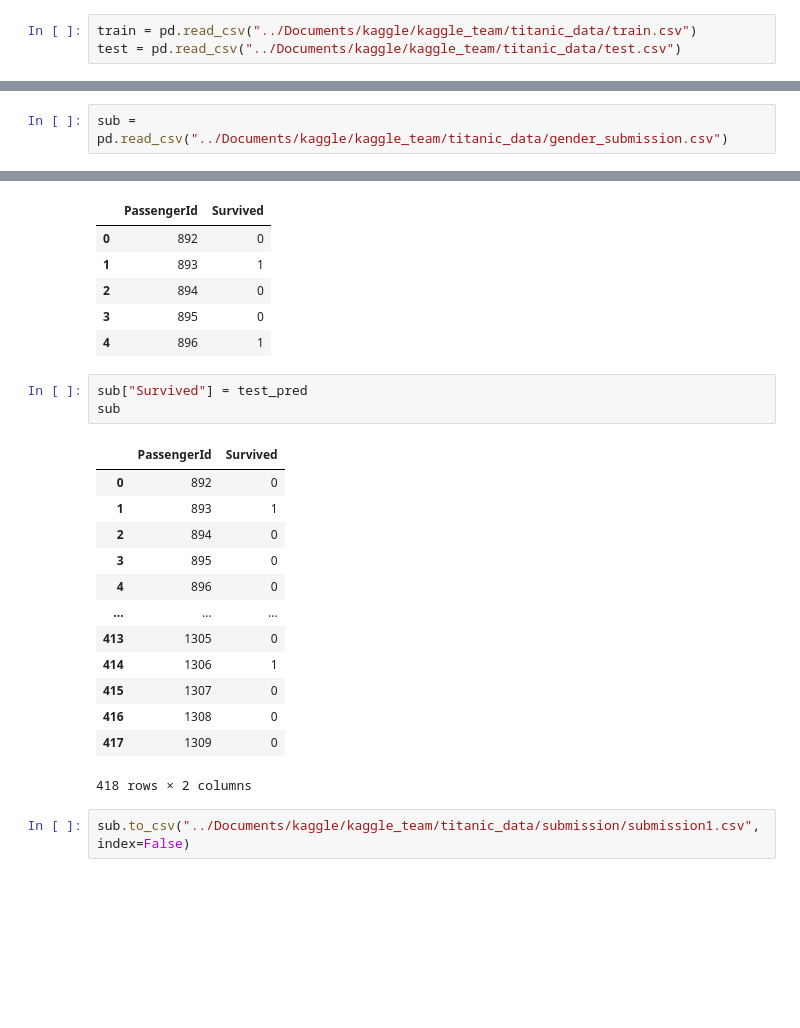
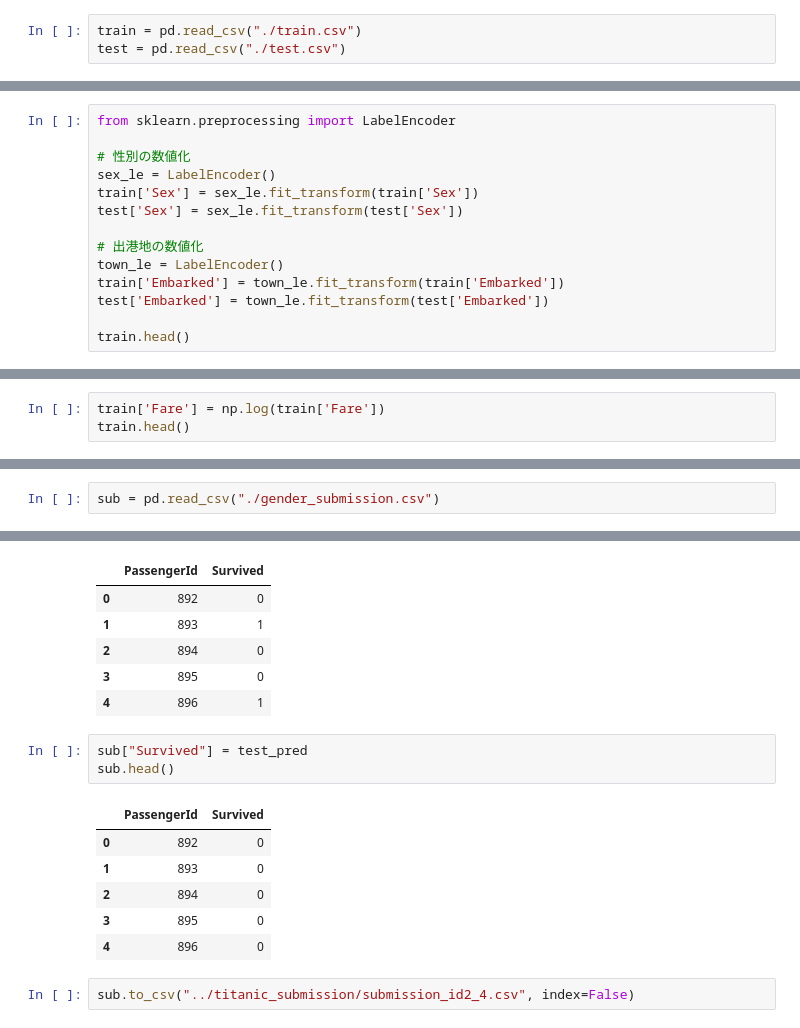
Before and after one commit to juri-saito/kaggle, a Jupyter notebook: titanic(terasawa).ipynb, the cells around one changed output, grey strips where cells are left out. Saved outputs shown, nothing was run; the diff lists cells and outputs as text; blank space fills up the shorter version.

```diff
--- a/titanic(terasawa).ipynb
+++ b/titanic(terasawa).ipynb
@@ -26,8 +28,8 @@ from sklearn.metrics import accuracy_score
 
 import os
 # %%
-train = pd.read_csv("../Documents/kaggle/kaggle_team/titanic_data/train.csv")
-test = pd.read_csv("../Documents/kaggle/kaggle_team/titanic_data/test.csv")
+train = pd.read_csv("./train.csv")
+test = pd.read_csv("./test.csv")
 # %% [markdown]
 ### データの確認
 # %%
@@ -84,0 +113,14 @@ test.head()
+# %%
+from sklearn.preprocessing import LabelEncoder
+
+# 性別の数値化
+sex_le = LabelEncoder()
+train['Sex'] = sex_le.fit_transform(train['Sex'])
+test['Sex'] = sex_le.fit_transform(test['Sex'])
+
+# 出港地の数値化
+town_le = LabelEncoder()
+train['Embarked'] = town_le.fit_transform(train['Embarked'])
+test['Embarked'] = town_le.fit_transform(test['Embarked'])
+
+train.head()
@@ -84,0 +188,3 @@ test.head()
+# %%
+train['Fare'] = np.log(train['Fare'])
+train.head()
@@ -201,5 +308,5 @@ array([0, 1, 0, 0, 0, 0, 1, 0, 1, 0, 0, 0, 1, 0, 1, 1, 0, 0, 0, 1, 0, 0,
 # %%
-sub = pd.read_csv("../Documents/kaggle/kaggle_team/titanic_data/gender_submission.csv")
+sub = pd.read_csv("./gender_submission.csv")
 # %%
 sub.head()
 # %% [output]
@@ -211,20 +318,13 @@ sub.head()
 | 4 | 896 | 1 |
 # %%
 sub["Survived"] = test_pred
-sub
+sub.head()
 # %% [output]
 |  | PassengerId | Survived |
 | 0 | 892 | 0 |
-| 1 | 893 | 1 |
+| 1 | 893 | 0 |
 | 2 | 894 | 0 |
 | 3 | 895 | 0 |
 | 4 | 896 | 0 |
-| ... | ... | ... |
-| 413 | 1305 | 0 |
-| 414 | 1306 | 1 |
-| 415 | 1307 | 0 |
-| 416 | 1308 | 0 |
-| 417 | 1309 | 0 |
-418 rows × 2 columns
 # %%
-sub.to_csv("../Documents/kaggle/kaggle_team/titanic_data/submission/submission1.csv", index=False)
+sub.to_csv("../titanic_submission/submission_id2_4.csv", index=False)
```
Also changed, not shown: parts of 25 cells of this notebook.
